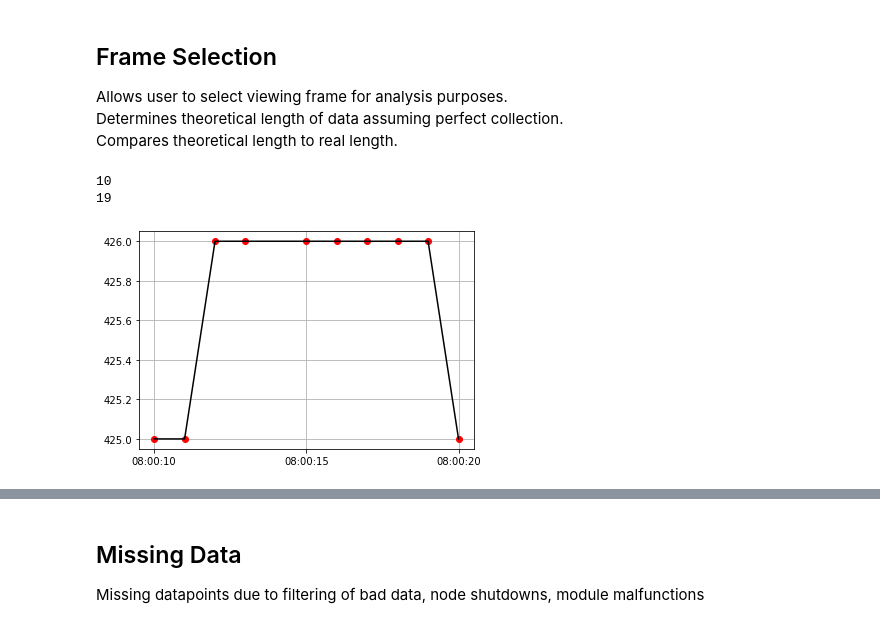
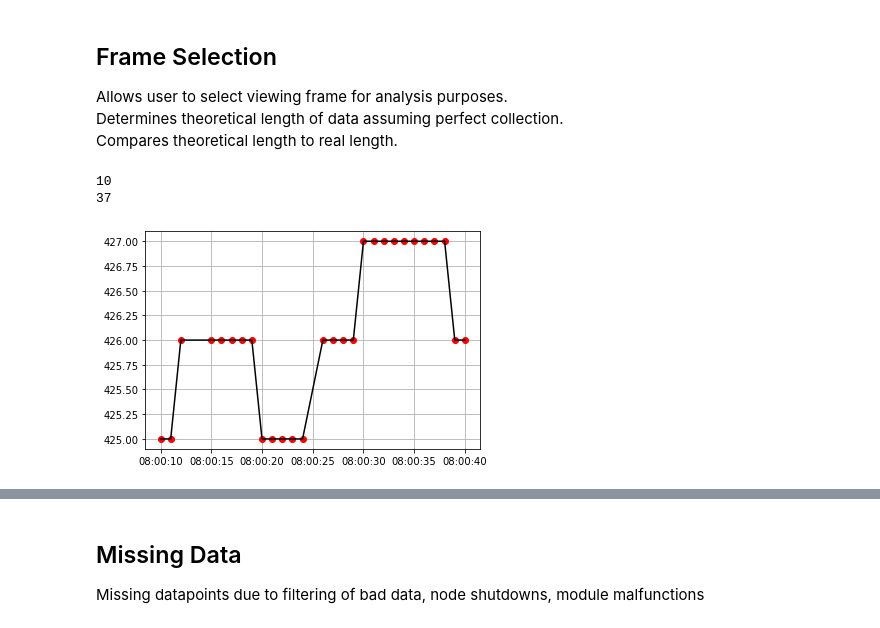
Before and after one commit to RiceAllDay22/WirelessSensorNetwork, a Jupyter notebook: Analysis/Analyzer V2.ipynb, the cells around one changed output, grey strips where cells are left out. Cells and saved outputs as stored; diff of their text form; code cells hidden in the pictures.

```diff
--- a/Analysis/Analyzer V2.ipynb
+++ b/Analysis/Analyzer V2.ipynb
@@ -204,18 +206,18 @@ def windowSelect(filAllDataNP, leftFrame, rightFrame):
 # %%
 #Select frame limits
 left  = datetime(2020, 3, 4, 8, 0, 10)
-right = datetime(2020, 3, 4, 8, 0, 20)
+right = datetime(2020, 3, 4, 8, 0, 40)
 leftFrame  = int(datetime.timestamp(left) - 25200.0)
 rightFrame = int(datetime.timestamp(right) - 25200.0)
 
 #leftFrame = filAllDataNP[0][0]  #Both indexes are inclusive
-#leftFrame = filAllDataNP[20][0] #Both indexes are inclusive
+#rightFrame = filAllDataNP[10][0] #Both indexes are inclusive
 
 fraAllDataNP, fraAllDataDF = windowSelect(filAllDataNP, leftFrame, rightFrame)
 # %% [output]
 10
-19
+37
-[figure, old version]
+[figure, new version]
 # %%
 fraAllDataDF
 # %% [output]
```
Also changed, not shown: parts of 14 cells of this notebook, 1 other file.
